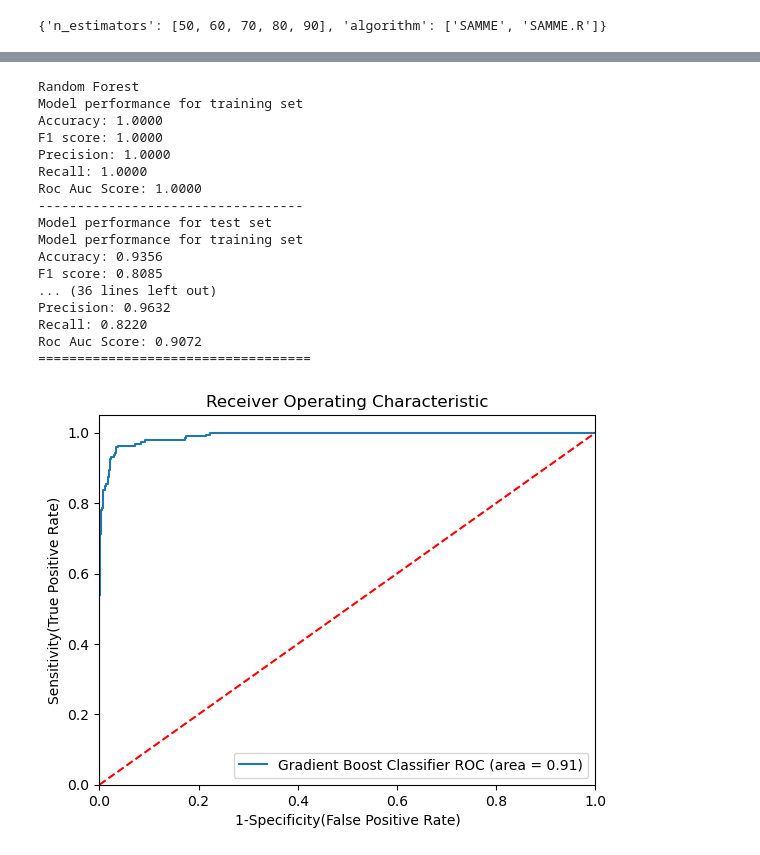
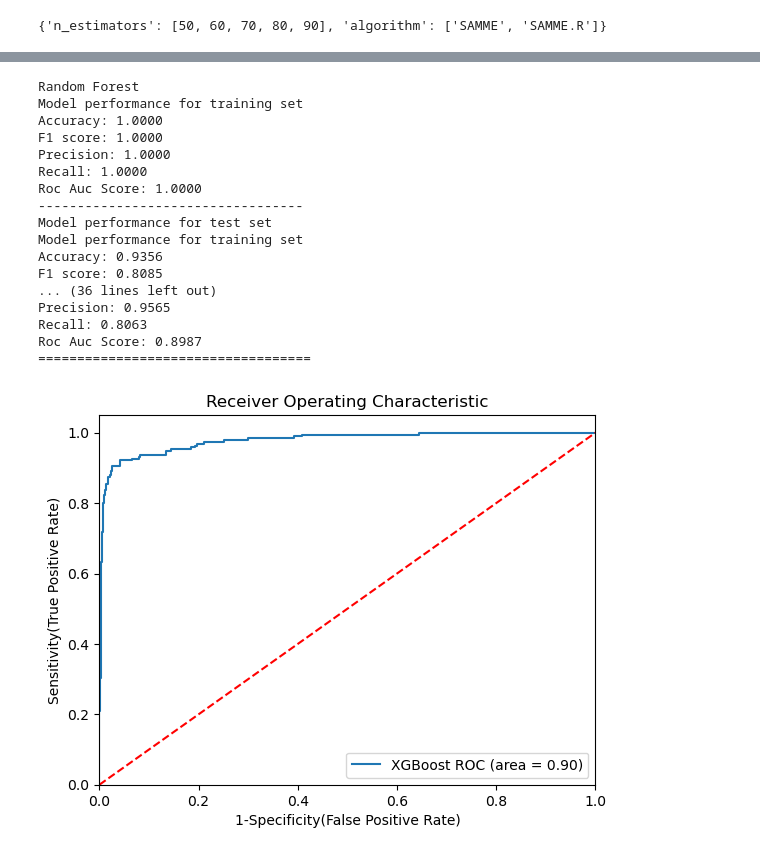
Before and after one commit to Sanskar1314/Holiday_Package_Prediction_using_RandomForest, a Jupyter notebook: Holiday_Package.ipynb, the cells around one changed output, grey strips where cells are left out. Cells and saved outputs as stored; diff of their text form; code cells hidden in the pictures.

Commit message:
applied XGBoost

```diff
--- a/Holiday_Package.ipynb
+++ b/Holiday_Package.ipynb
@@ -416,7 +423,8 @@ models={
     "Decision Tree": DecisionTreeClassifier(),
     "Logistic Regression": LogisticRegression(),
     "Gradient Boost": GradientBoostingClassifier(),
-    "AdaBoost": AdaBoostClassifier()
+    "AdaBoost": AdaBoostClassifier(),
+    "Xgboost": XGBClassifier()
 }
 for i in range(len(list(models))):
     model = list(models.values())[i]
@@ -483,15 +491,21 @@ rf_params = {
     "min_samples_split": [2,8,15,20],
     "n_estimators": [100,200,500,1000]
 }
-adaboost_params={
-    "n_estimators":[50,60,70,80,90],
-    "algorithm": ['SAMME','SAMME.R']
-}
+# adaboost_params={
+#     "n_estimators":[50,60,70,80,90],
+#     "algorithm": ['SAMME','SAMME.R']
+# }
 gradient_params={"loss": ['log_loss','deviance','exponential'],
 "criterion": ['friedman_mse','squared_error','mse'],
 "n_estimators": [100, 200, 500],
 "max_depth": [5, 8, 15, None, 10]
 }
+xgboost_params={
+    "learning_rate": [0.1, 0.01],
+    "max_depth": [5,8,12,20,30],
+    "n_estimators": [100,200,300],
+    "colsample_bytree": [0.5, 0.8, 1, 0.3, 0.4]
+}
 # %%
 rf_params
 # %% [output]
@@ -513,8 +534,9 @@ adaboost_params
 # %%
 randomcv_models = [
     ("RF",RandomForestClassifier(),rf_params),
-    ("AB",AdaBoostClassifier(),adaboost_params),
-    ("GB",GradientBoostingClassifier(),gradient_params)
+    # ("AB",AdaBoostClassifier(),adaboost_params),
+    ("GB",GradientBoostingClassifier(),gradient_params),
+    ("Xgboost",XGBClassifier(),xgboost_params)
 ]
 # %%
 randomcv_models
@@ -592,8 +591,9 @@ Fitting 3 folds for each of 100 candidates, totalling 300 fits
 # %%
 models={
     "Random Forest": RandomForestClassifier(n_estimators=1000, min_samples_split=2,max_features=8,max_depth=None),
-    "AdaBoost": AdaBoostClassifier(n_estimators=80,algorithm='SAMME'),
-    "GradientBoost": GradientBoostingClassifier(n_estimators= 500, max_depth= 10, loss= 'exponential', criterion= 'squared_error')
+    # "AdaBoost": AdaBoostClassifier(n_estimators=80,algorithm='SAMME'),
+    "GradientBoost": GradientBoostingClassifier(n_estimators= 500, max_depth= 10, loss= 'exponential', criterion= 'squared_error'),
+    "XGBoost":XGBClassifier(n_estimators= 300, max_depth= 20, learning_rate= 0.1, colsample_bytree= 0.8)
 }
 for i in range(len(list(models))):
     model = list(models.values())[i]
@@ -649,37 +649,37 @@ Model performance for training set
 Accuracy: 0.9356
 F1 score: 0.8085
 ... (36 lines left out)
-Precision: 0.9632
-Recall: 0.8220
-Roc Auc Score: 0.9072
+Precision: 0.9565
+Recall: 0.8063
+Roc Auc Score: 0.8987
 ===================================
 # %%
 from sklearn.metrics import roc_auc_score,roc_curve
 plt.figure()
 
 auc_models = [
     {
-        'label': 'Gradient Boost Classifier',
-        'model': GradientBoostingClassifier(n_estimators= 500, max_depth= 10, loss= 'exponential', criterion= 'squared_error'),
-        'auc': 0.9072
+        'label': 'XGBoost',
+        'model': XGBClassifier(n_estimators= 300, max_depth= 20, learning_rate= 0.1, colsample_bytree= 0.8),
+        'auc': 0.8987
     },
 ]
 for algo in auc_models:
     model = algo['model']
     model.fit(X_train,y_train)
 
     fpr, tpr, thresholds = roc_curve(y_test,model.predict_proba(X_test)[:,1])
 
     plt.plot(fpr, tpr, label='%s ROC (area = %0.2f)' % (algo['label'], algo['auc']))
 
 plt.plot([0,1],[0,1],'r--')
 plt.xlim([0.0,1.0])
 plt.ylim([0.0,1.05])
 plt.xlabel('1-Specificity(False Positive Rate)')
 plt.ylabel('Sensitivity(True Positive Rate)')
 plt.title('Receiver Operating Characteristic')
 plt.legend(loc="lower right")
 plt.savefig("auc.png")
 plt.show()
 # %% [output]
-[figure, old version]
+[figure, new version]
```
Also changed, not shown: parts of 6 cells of this notebook, 1 other file.
